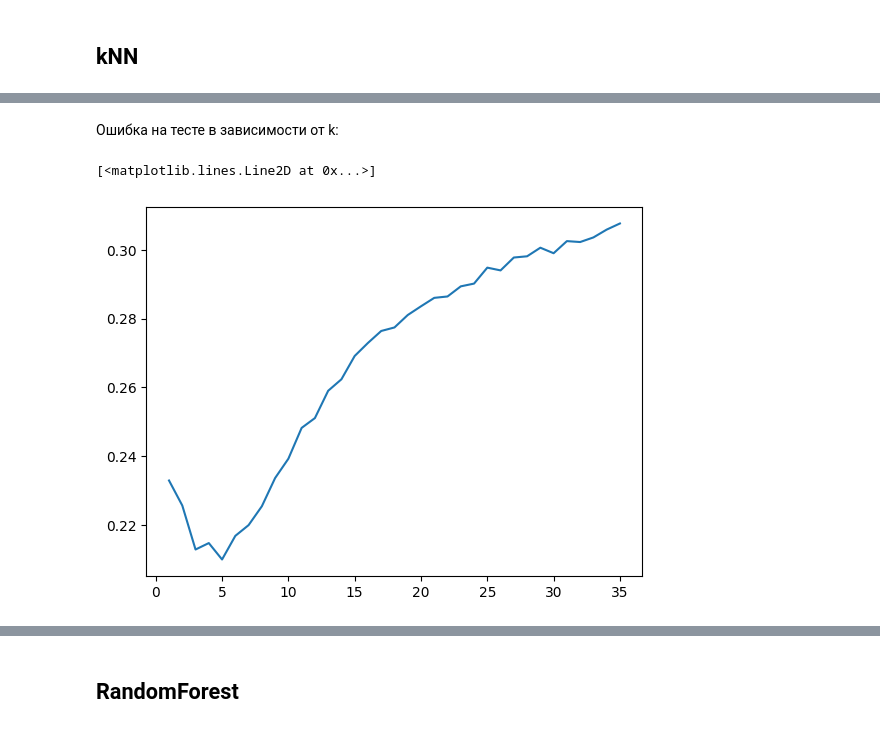
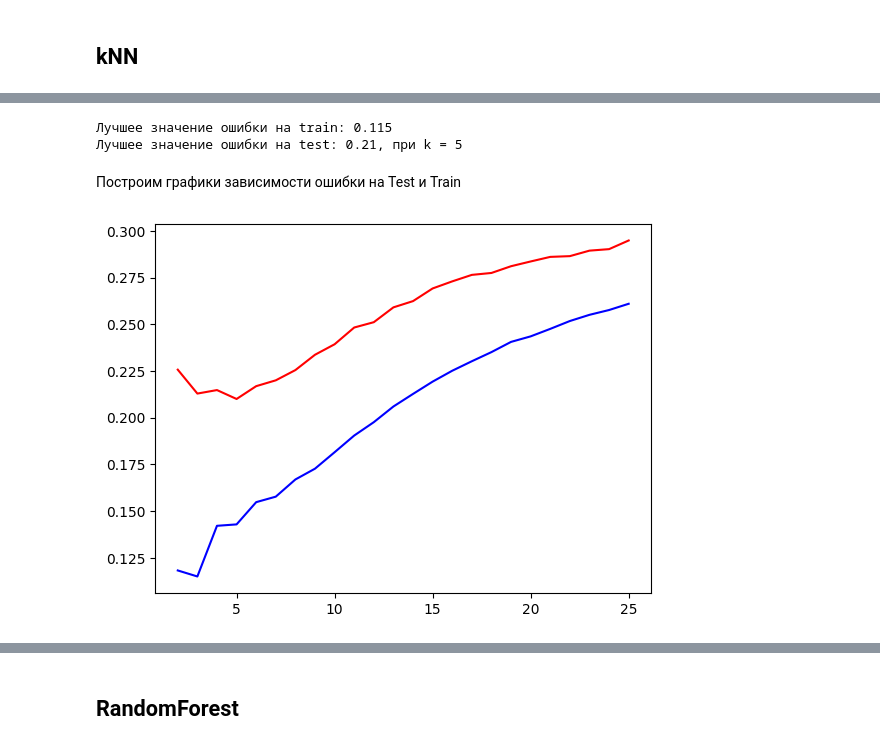
Before and after one commit to futind/Machine_Learning_Course, a Jupyter notebook: Homework.ipynb, the cells around one changed output, grey strips where cells are left out. Drawn from its saved outputs; the diff is of its cells as text; code cells hidden in the pictures.

```diff
--- a/Homework.ipynb
+++ b/Homework.ipynb
@@ -19,4 +55,4 @@ from sklearn.model_selection import cross_val_score
 # %%
 # Загружаем .csv файл
-path = "./credit_score_classification.csv"
+path = './ML/Machine_Learning_Course/credit_score_classification.csv'
 data_raw = pd.read_csv(path)
@@ -1334,13 +1289,20 @@ X_train.shape, X_test.shape
 # %% [markdown]
 ## kNN
 # %%
-num_neighbors = list(range(1, 36))
-train_mistake = list()
-test_mistake = list()
-for k in range (1, 36):
-    model = KNeighborsClassifier(n_neighbors = k, p = 1)
-    model.fit(X_train, y_train)
-    y_train_prediction = model.predict(X_train)
-    y_test_prediction = model.predict(X_test)
-    train_mistake.append(np.mean(y_train != y_train_prediction))
-    test_mistake.append(np.mean(y_test != y_test_prediction))
+num_neighbors = list(range(2, 26))
+kNN_train_mistake = list()
+kNN_test_mistake = list()
+kNN_best_prediction = []
+kNN_best_error = 1
+best_k = 0
+for k in num_neighbors:
+    kNN_model = KNeighborsClassifier(n_neighbors = k, p = 1)
+    kNN_model.fit(X_train, y_train)
+    y_train_prediction = kNN_model.predict(X_train)
+    y_test_prediction = kNN_model.predict(X_test)
+    kNN_train_mistake.append(np.mean(y_train != y_train_prediction))
+    kNN_test_mistake.append(np.mean(y_test != y_test_prediction))
+    if (np.mean(y_test != y_test_prediction) < kNN_best_error):
+        best_k = k
+        kNN_best_prediction = y_test_prediction
+        kNN_best_error = np.mean(y_test != y_test_prediction)
@@ -1354,7 +1309,15 @@ plt.plot(num_neighbors, train_mistake)
-# %% [markdown]
-Ошибка на тесте в зависимости от k:
-# %%
-plt.plot(num_neighbors, test_mistake)
-# %% [output]
-[<matplotlib.lines.Line2D at 0x...>]
-[figure, removed]
+# %%
+print(f'Лучшее значение ошибки на train: {min(kNN_train_mistake).round(4)}')
+print(f'Лучшее значение ошибки на test: {min(kNN_test_mistake).round(4)}, при k = {best_k}')
+# %% [output]
+Лучшее значение ошибки на train: 0.115
+Лучшее значение ошибки на test: 0.21, при k = 5
+# %% [markdown]
+Построим графики зависимости ошибки на Test и Train
+# %%
+plt.plot(num_neighbors, kNN_train_mistake, color = 'blue', label = 'Train Error')
+plt.plot(num_neighbors, kNN_test_mistake, color='red', label = 'Test Error')
+
+plt.show()
+# %% [output]
+[figure, added]
```
Also changed, not shown: parts of 54 cells of this notebook.
